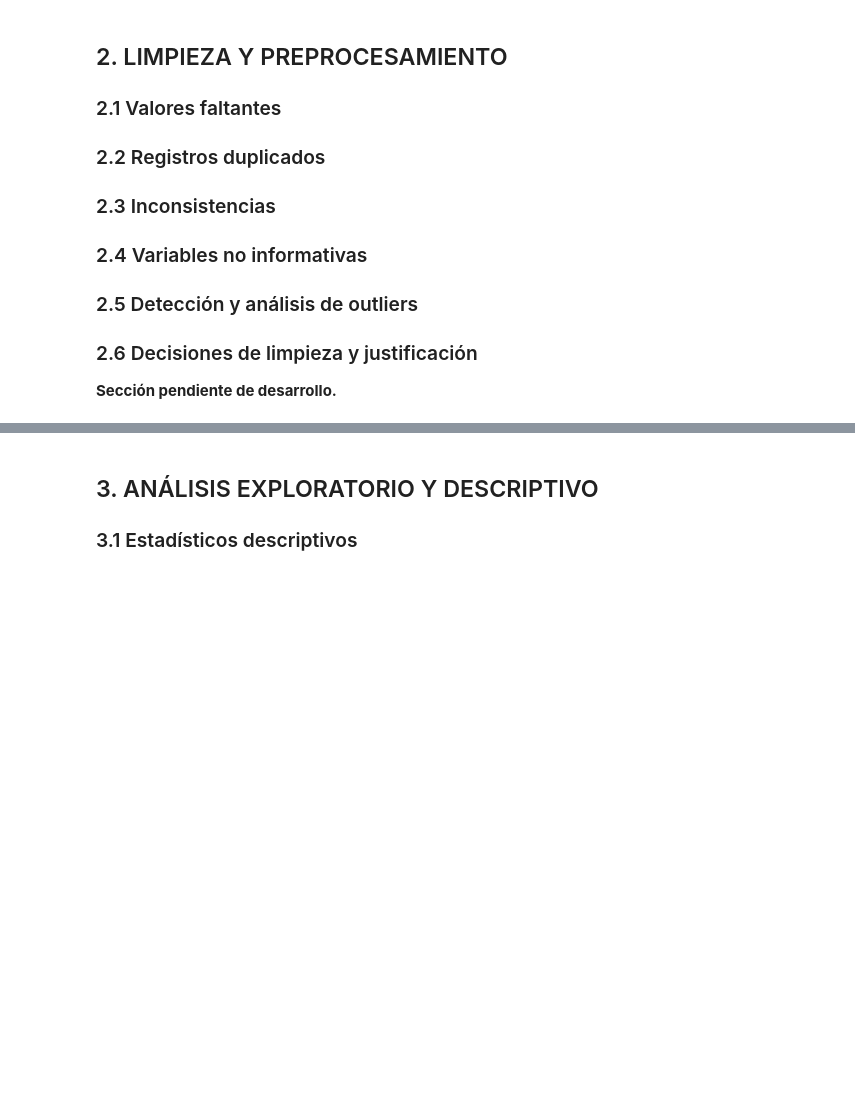
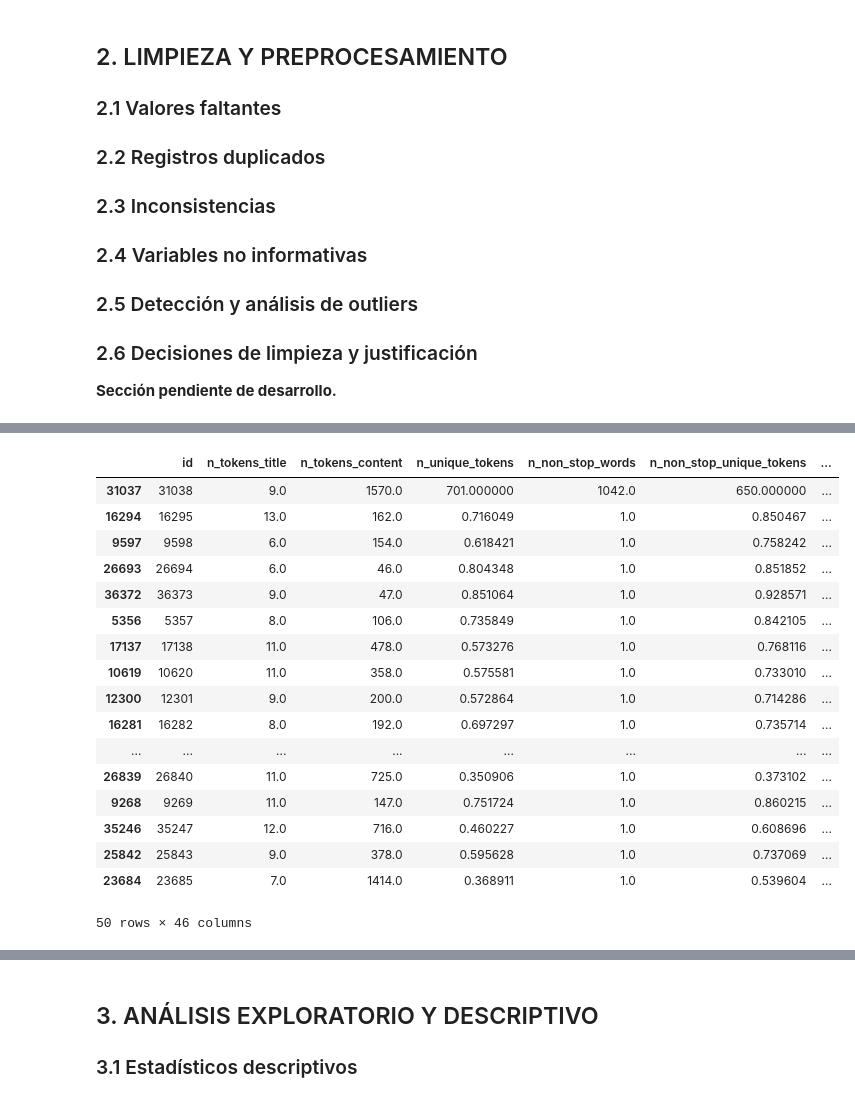
Before and after one commit to gleo1973/tp-metodos-predictivos-2c2026, a Jupyter notebook: Metodos_Predictivos_TP_2026_estructurado.ipynb, the cells around one changed output, grey strips where cells are left out. Cells and saved outputs as stored; diff of their text form; code cells hidden in the pictures; blank space fills up the shorter version.

Commit message:
docs: limpieza de datos

```diff
--- a/Metodos_Predictivos_TP_2026_estructurado.ipynb
+++ b/Metodos_Predictivos_TP_2026_estructurado.ipynb
@@ -171,0 +589,35 @@ clasificar las variables en cualitativas y cuantitativas, identificar variables
+# %%
+#!pip install scipy
+from scipy.spatial.distance import mahalanobis #importación de la librería para Mahalanobis
+
+media = df[cols_cuantitativas].mean().values #valor medio de cada campo.
+cov = np.cov(df[cols_cuantitativas].values, rowvar=False) #covarianza de los datos. No requiere estandarización porque Mahalanobis considera escalas.
+inv_cov = np.linalg.inv(cov) #matriz inversa de covarianza.
+df.insert(0, 'id', np.arange(1, len(df) + 1)) #Se agrega columna de id al dataset.
+df['mahalanobis_2'] = [
+    mahalanobis(x, media, inv_cov) ** 2
+    for x in df[cols_cuantitativas].values
+] #Aquí se obtienen los D**2 para las observaciones.
+
+df[['id'] + cols_cuantitativas + ['mahalanobis_2']] \
+    .sort_values('mahalanobis_2', ascending=False) \
+    .head(50) #Aquí se muestran los primeros 50 registros del cálculo resultante por Mahalanobis
+# %% [output]
+|  | id | n_tokens_title | n_tokens_content | n_unique_tokens | n_non_stop_words | n_non_stop_unique_tokens | ... |
+| 31037 | 31038 | 9.0 | 1570.0 | 701.000000 | 1042.0 | 650.000000 | ... |
+| 16294 | 16295 | 13.0 | 162.0 | 0.716049 | 1.0 | 0.850467 | ... |
+| 9597 | 9598 | 6.0 | 154.0 | 0.618421 | 1.0 | 0.758242 | ... |
+| 26693 | 26694 | 6.0 | 46.0 | 0.804348 | 1.0 | 0.851852 | ... |
+| 36372 | 36373 | 9.0 | 47.0 | 0.851064 | 1.0 | 0.928571 | ... |
+| 5356 | 5357 | 8.0 | 106.0 | 0.735849 | 1.0 | 0.842105 | ... |
+| 17137 | 17138 | 11.0 | 478.0 | 0.573276 | 1.0 | 0.768116 | ... |
+| 10619 | 10620 | 11.0 | 358.0 | 0.575581 | 1.0 | 0.733010 | ... |
+| 12300 | 12301 | 9.0 | 200.0 | 0.572864 | 1.0 | 0.714286 | ... |
+| 16281 | 16282 | 8.0 | 192.0 | 0.697297 | 1.0 | 0.735714 | ... |
+| ... | ... | ... | ... | ... | ... | ... | ... |
+| 26839 | 26840 | 11.0 | 725.0 | 0.350906 | 1.0 | 0.373102 | ... |
+| 9268 | 9269 | 11.0 | 147.0 | 0.751724 | 1.0 | 0.860215 | ... |
+| 35246 | 35247 | 12.0 | 716.0 | 0.460227 | 1.0 | 0.608696 | ... |
+| 25842 | 25843 | 9.0 | 378.0 | 0.595628 | 1.0 | 0.737069 | ... |
+| 23684 | 23685 | 7.0 | 1414.0 | 0.368911 | 1.0 | 0.539604 | ... |
+50 rows × 46 columns
```
Also changed, not shown: parts of 79 cells of this notebook, 8 other files.
